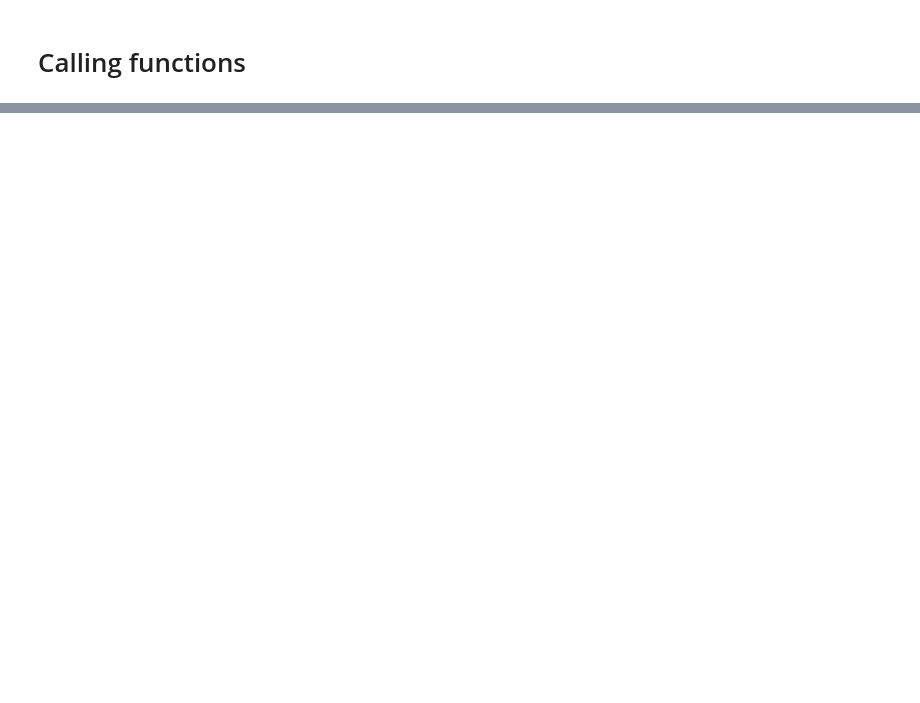
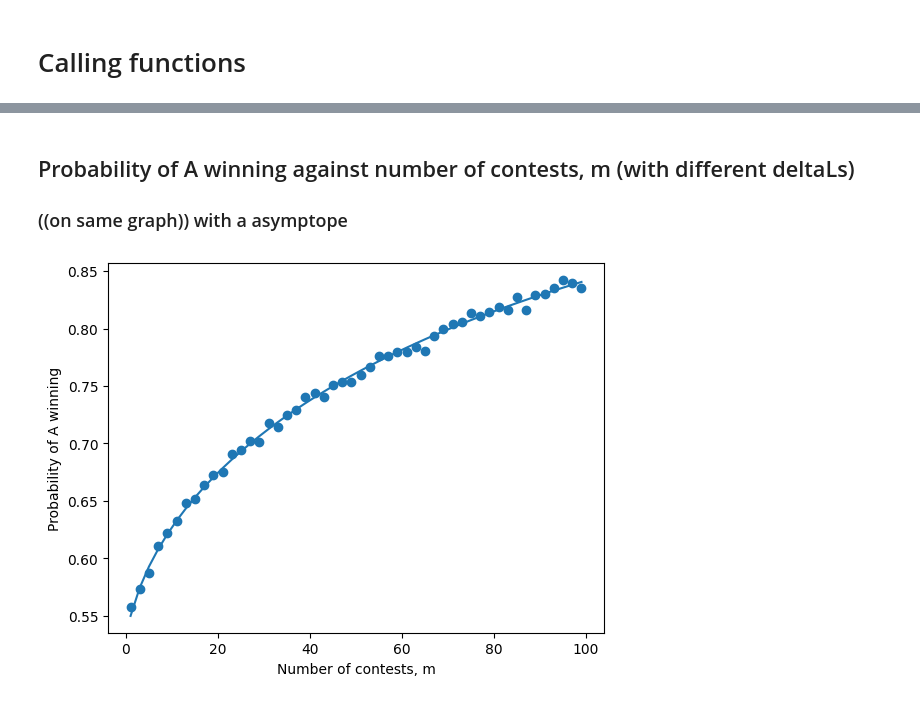
Before and after one commit to OrangeJack-et/multi_contest_sim, a Jupyter notebook: Experiments.ipynb, the cells around one changed output, grey strips where cells are left out. Cells and saved outputs as stored; diff of their text form; code cells hidden in the pictures; blank space fills up the shorter version.

```diff
--- a/Experiments.ipynb
+++ b/Experiments.ipynb
@@ -24,0 +59,15 @@ plt.show()
+# %% [markdown]
+## Probability of A winning against number of contests, m (with different deltaLs)
+### ((on same graph)) with a asymptope
+# %%
+# Binomial_curve: (deltaL)
+x, y = Population.Binomial_curve(0.2)
+# Plot_prob_against_m: (pop_size, num_trials, req_deltaL, error)
+y2, x2 = Population.Plot_prob_against_m(500, 10000, 0.2, 0)
+plt.plot(x, y)
+plt.scatter(x2, y2, label='DeltaL = 0.2')
+plt.xlabel('Number of contests, m')
+plt.ylabel('Probability of A winning')
+plt.show()
+# %% [output]
+[figure, added]
```
Also changed, not shown: parts of 12 cells of this notebook, 1 other file.
